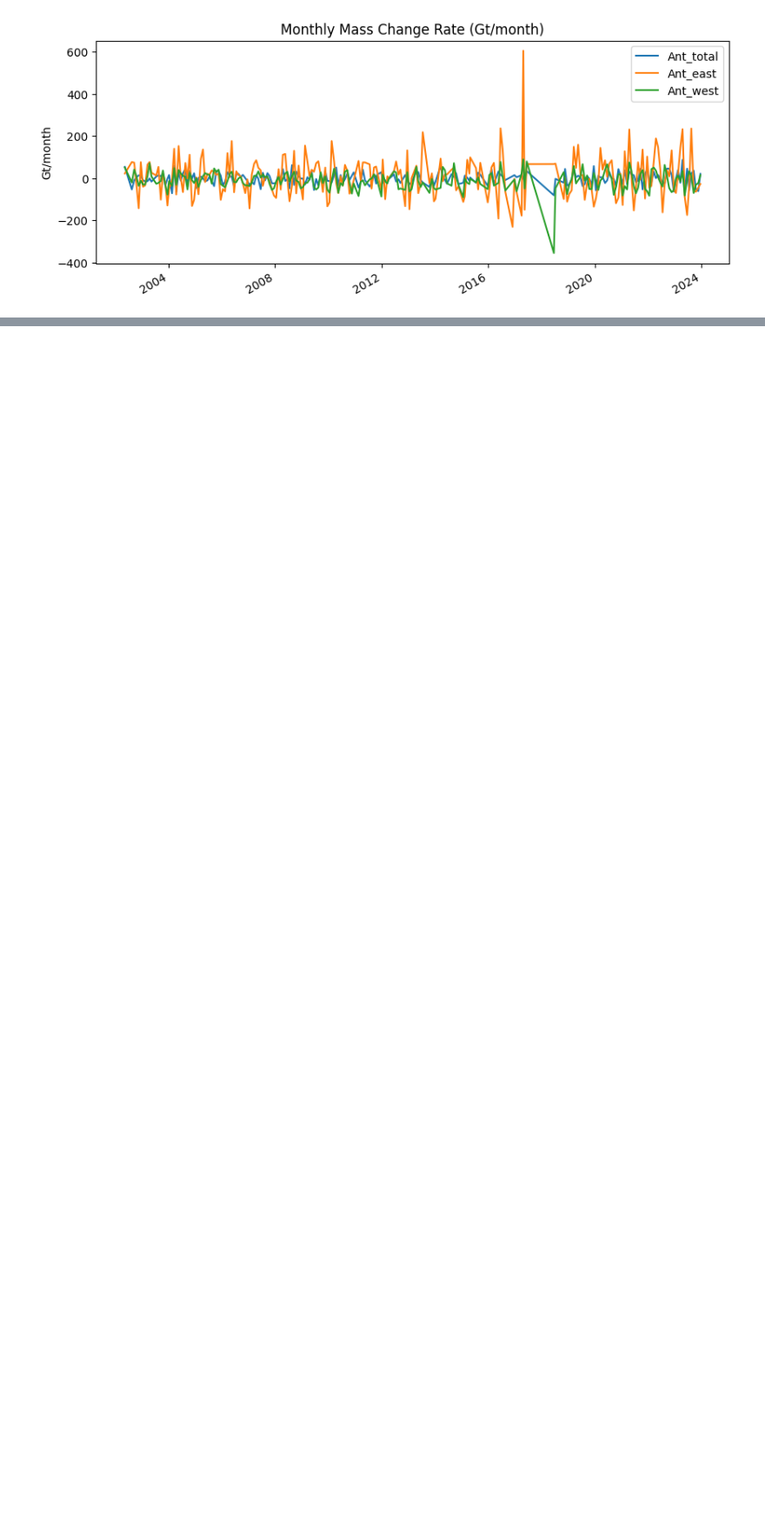
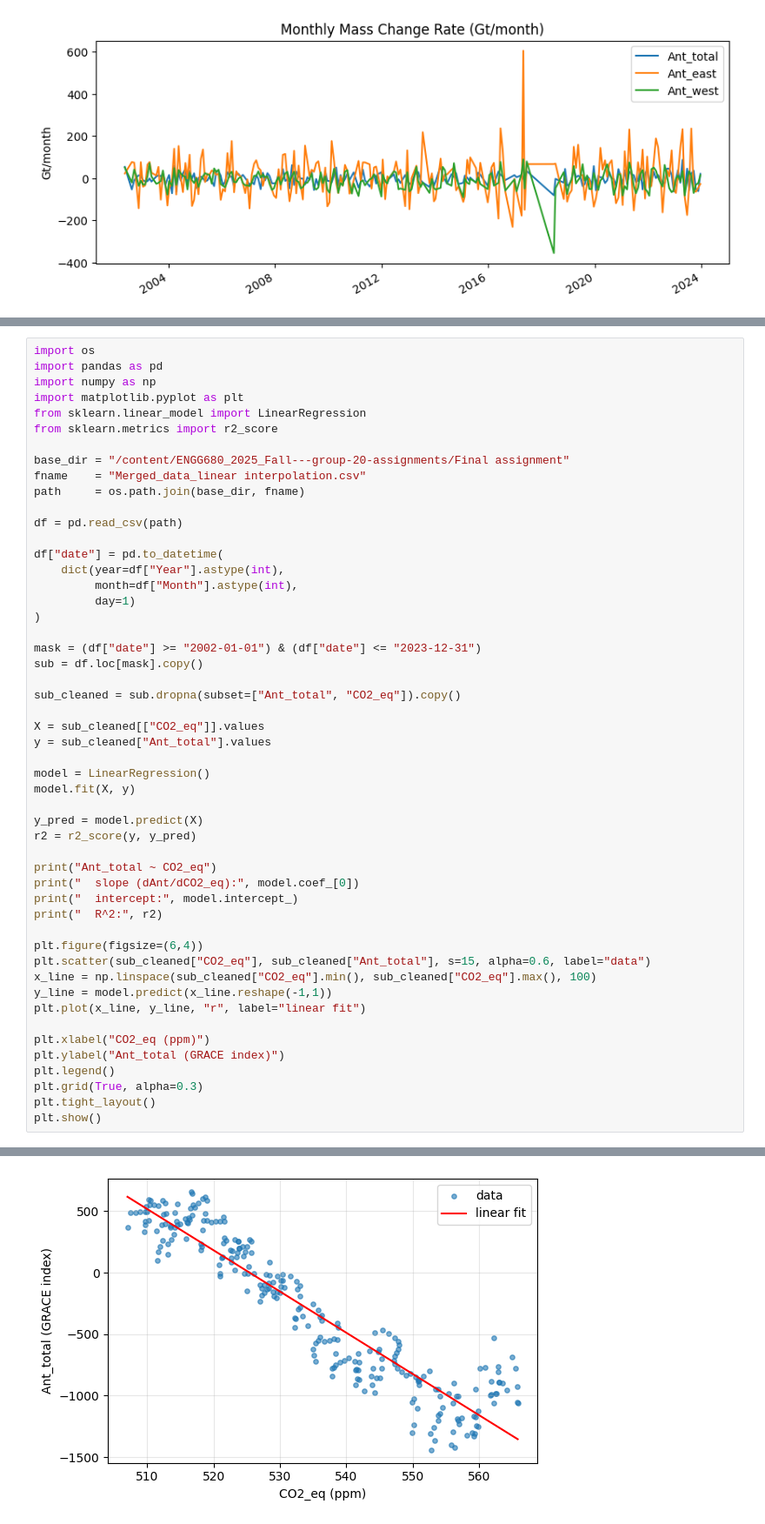
Before and after one commit to KentBerry680/ENGG680_2025_Fall---group-20-assignments, a Jupyter notebook: Final assignment/ENGG_Analysis.ipynb, the cells around one changed output, grey strips where cells are left out. Shown at 87% size. Drawn from its saved outputs; the diff is of its cells as text; blank space fills up the shorter version.

```diff
--- a/Final assignment/ENGG_Analysis.ipynb
+++ b/Final assignment/ENGG_Analysis.ipynb
@@ -747,0 +830,52 @@ Final columns: ['Ant_total', 'Ant_east', 'Ant_west']
+# %%
+import os
+import pandas as pd
+import numpy as np
+import matplotlib.pyplot as plt
+from sklearn.linear_model import LinearRegression
+from sklearn.metrics import r2_score
+
+base_dir = "/content/ENGG680_2025_Fall---group-20-assignments/Final assignment"
+fname    = "Merged_data_linear interpolation.csv"
+path     = os.path.join(base_dir, fname)
+
+df = pd.read_csv(path)
+
+df["date"] = pd.to_datetime(
+    dict(year=df["Year"].astype(int),
+         month=df["Month"].astype(int),
+         day=1)
+)
+
+mask = (df["date"] >= "2002-01-01") & (df["date"] <= "2023-12-31")
+sub = df.loc[mask].copy()
+
+sub_cleaned = sub.dropna(subset=["Ant_total", "CO2_eq"]).copy()
+
+X = sub_cleaned[["CO2_eq"]].values
+y = sub_cleaned["Ant_total"].values
+
+model = LinearRegression()
+model.fit(X, y)
+
+y_pred = model.predict(X)
+r2 = r2_score(y, y_pred)
+
+print("Ant_total ~ CO2_eq")
+print("  slope (dAnt/dCO2_eq):", model.coef_[0])
+print("  intercept:", model.intercept_)
+print("  R^2:", r2)
+
+plt.figure(figsize=(6,4))
+plt.scatter(sub_cleaned["CO2_eq"], sub_cleaned["Ant_total"], s=15, alpha=0.6, label="data")
+x_line = np.linspace(sub_cleaned["CO2_eq"].min(), sub_cleaned["CO2_eq"].max(), 100)
+y_line = model.predict(x_line.reshape(-1,1))
+plt.plot(x_line, y_line, "r", label="linear fit")
+
+plt.xlabel("CO2_eq (ppm)")
+plt.ylabel("Ant_total (GRACE index)")
+plt.legend()
+plt.grid(True, alpha=0.3)
+plt.tight_layout()
+plt.show()
+# %% [output]
@@ -747,0 +886 @@ Final columns: ['Ant_total', 'Ant_east', 'Ant_west']
+[figure, added]
```
Also changed, not shown: parts of 11 cells of this notebook.
